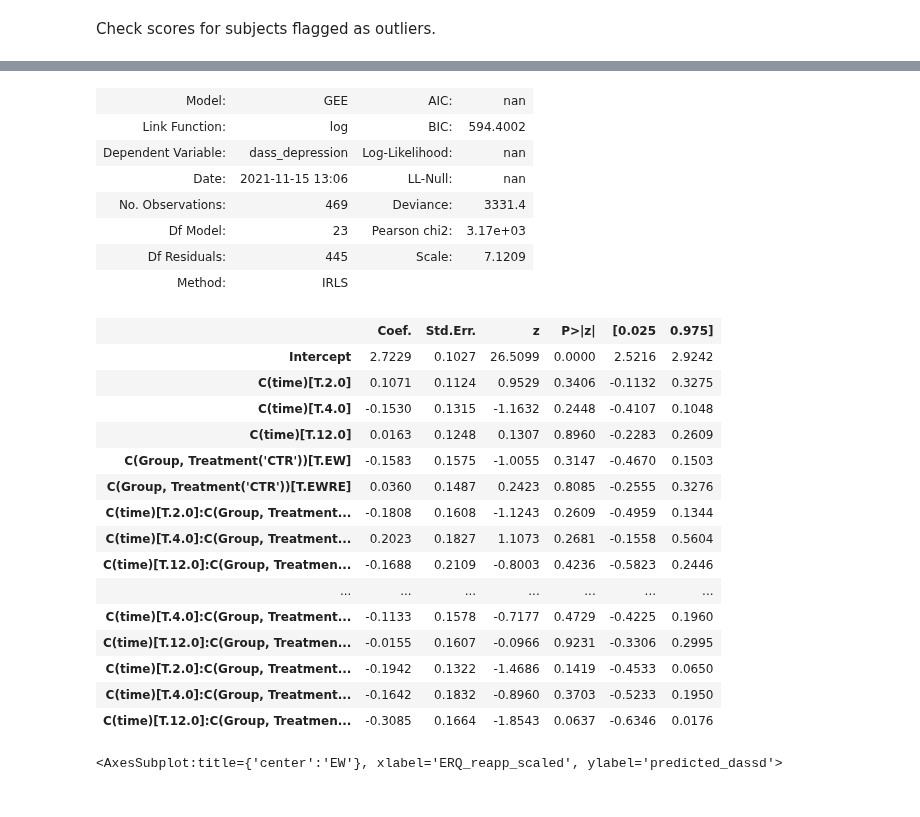
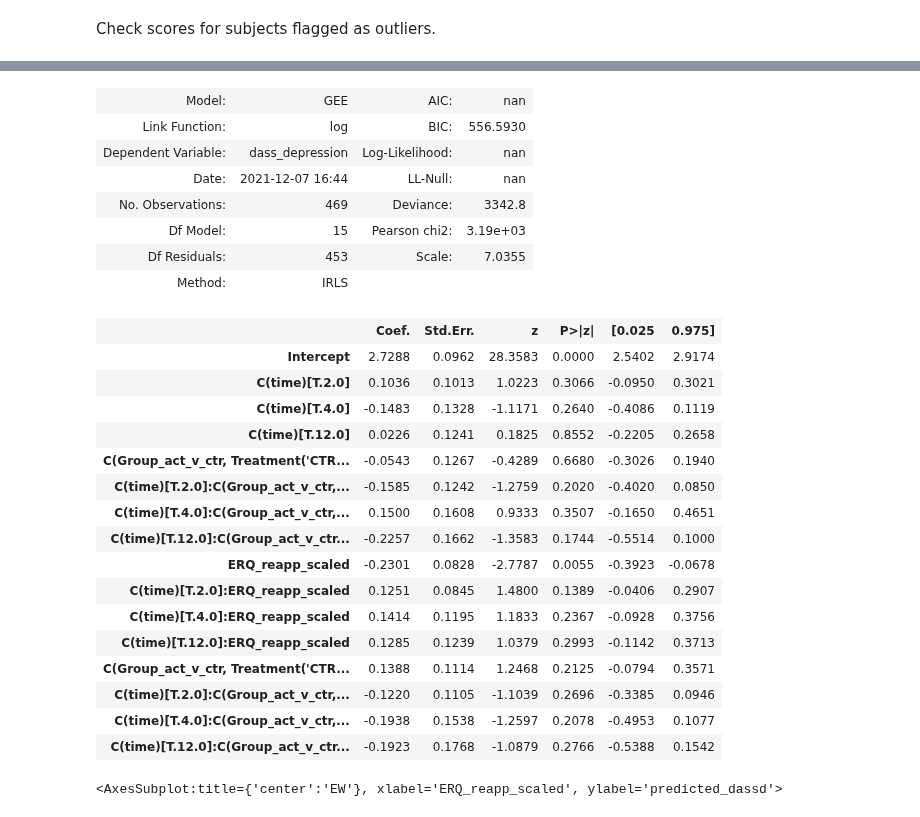
Before and after one commit to lucia-lux/EW_analysis, a Jupyter notebook: ew_anlaysis_1510.ipynb, the cells around one changed output, grey strips where cells are left out. Saved outputs shown, nothing was run; the diff lists cells and outputs as text; code cells hidden in the pictures.

```diff
--- a/ew_anlaysis_1510.ipynb
+++ b/ew_anlaysis_1510.ipynb
@@ -20,9 +20,9 @@ warnings.filterwarnings('ignore')
 # %% [markdown]
 Path to directories where data is stored. Set home = 1 for WFH, 0 otherwise.
 # %%
-home = 0
+home = 1
 if home:
-    infiledir = r"C:\Users\Possible_online_studies\NLP_expressive_writing\analysis\Processed_2"
+    infiledir = r"C:\Users\Luzia T\UCL\WorkingFromHome\Possible_online_studies\NLP_expressive_writing\analysis\Processed_2"
     rand_dir = r"C:\Users\Luzia T\UCL\WorkingFromHome\Possible_online_studies\NLP_expressive_writing\analysis"
 
 else:
@@ -111,7 +111,7 @@ def set_initial_vals(in_df,col_list):
 
     Returns
     -------
-    Nothing. Df is mutable, function changes og df.
+
 
     """
     sub_ids = in_df.id.unique()
@@ -119,6 +119,8 @@ def set_initial_vals(in_df,col_list):
         for col in col_list:
             initial_val = in_df.loc[(in_df.id==pnum)&(in_df.order==1),col].iloc[0]
             in_df.loc[(in_df.id==pnum)&(in_df.order.isin([2,3,4])), col] = initial_val
+
+    return in_df
 
 
 def demographics_check(in_df, num_subs):
@@ -842,31 +809,32 @@ all_dat_df.loc[all_dat_df.id.isin(subs_to_remove),['dass_depression','order','id
 # %%
-model_erq_dassd= smf.gee("dass_depression ~ C(time) * C(Group, Treatment('CTR'))*ERQ_reapp_scaled","id", all_dat_df, cov_struct = sm.cov_struct.Autoregressive(), family = sm.families.Tweedie()).fit()
+model_erq_dassd= smf.gee("dass_depression ~ C(time) * C(Group_act_v_ctr, Treatment('CTR'))*ERQ_reapp_scaled","id", all_dat_df, cov_struct = sm.cov_struct.Autoregressive(), family = sm.families.Tweedie()).fit()
 model_erq_dassd.summary2()
 # %% [output]
 | Model: | GEE | AIC: | nan |
-| Link Function: | log | BIC: | 594.4002 |
+| Link Function: | log | BIC: | 556.5930 |
 | Dependent Variable: | dass_depression | Log-Likelihood: | nan |
-| Date: | 2021-11-15 13:06 | LL-Null: | nan |
-| No. Observations: | 469 | Deviance: | 3331.4 |
-| Df Model: | 23 | Pearson chi2: | 3.17e+03 |
-| Df Residuals: | 445 | Scale: | 7.1209 |
+| Date: | 2021-12-07 16:44 | LL-Null: | nan |
+| No. Observations: | 469 | Deviance: | 3342.8 |
+| Df Model: | 15 | Pearson chi2: | 3.19e+03 |
+| Df Residuals: | 453 | Scale: | 7.0355 |
 | Method: | IRLS |  |  |
 |  | Coef. | Std.Err. | z | P>|z| | [0.025 | 0.975] |
-| Intercept | 2.7229 | 0.1027 | 26.5099 | 0.0000 | 2.5216 | 2.9242 |
-| C(time)[T.2.0] | 0.1071 | 0.1124 | 0.9529 | 0.3406 | -0.1132 | 0.3275 |
-| C(time)[T.4.0] | -0.1530 | 0.1315 | -1.1632 | 0.2448 | -0.4107 | 0.1048 |
-| C(time)[T.12.0] | 0.0163 | 0.1248 | 0.1307 | 0.8960 | -0.2283 | 0.2609 |
-| C(Group, Treatment('CTR'))[T.EW] | -0.1583 | 0.1575 | -1.0055 | 0.3147 | -0.4670 | 0.1503 |
-| C(Group, Treatment('CTR'))[T.EWRE] | 0.0360 | 0.1487 | 0.2423 | 0.8085 | -0.2555 | 0.3276 |
-| C(time)[T.2.0]:C(Group, Treatment... | -0.1808 | 0.1608 | -1.1243 | 0.2609 | -0.4959 | 0.1344 |
-| C(time)[T.4.0]:C(Group, Treatment... | 0.2023 | 0.1827 | 1.1073 | 0.2681 | -0.1558 | 0.5604 |
-| C(time)[T.12.0]:C(Group, Treatmen... | -0.1688 | 0.2109 | -0.8003 | 0.4236 | -0.5823 | 0.2446 |
-| ... | ... | ... | ... | ... | ... | ... |
-| C(time)[T.4.0]:C(Group, Treatment... | -0.1133 | 0.1578 | -0.7177 | 0.4729 | -0.4225 | 0.1960 |
-| C(time)[T.12.0]:C(Group, Treatmen... | -0.0155 | 0.1607 | -0.0966 | 0.9231 | -0.3306 | 0.2995 |
-| C(time)[T.2.0]:C(Group, Treatment... | -0.1942 | 0.1322 | -1.4686 | 0.1419 | -0.4533 | 0.0650 |
-| C(time)[T.4.0]:C(Group, Treatment... | -0.1642 | 0.1832 | -0.8960 | 0.3703 | -0.5233 | 0.1950 |
-| C(time)[T.12.0]:C(Group, Treatmen... | -0.3085 | 0.1664 | -1.8543 | 0.0637 | -0.6346 | 0.0176 |
+| Intercept | 2.7288 | 0.0962 | 28.3583 | 0.0000 | 2.5402 | 2.9174 |
+| C(time)[T.2.0] | 0.1036 | 0.1013 | 1.0223 | 0.3066 | -0.0950 | 0.3021 |
+| C(time)[T.4.0] | -0.1483 | 0.1328 | -1.1171 | 0.2640 | -0.4086 | 0.1119 |
+| C(time)[T.12.0] | 0.0226 | 0.1241 | 0.1825 | 0.8552 | -0.2205 | 0.2658 |
+| C(Group_act_v_ctr, Treatment('CTR... | -0.0543 | 0.1267 | -0.4289 | 0.6680 | -0.3026 | 0.1940 |
+| C(time)[T.2.0]:C(Group_act_v_ctr,... | -0.1585 | 0.1242 | -1.2759 | 0.2020 | -0.4020 | 0.0850 |
+| C(time)[T.4.0]:C(Group_act_v_ctr,... | 0.1500 | 0.1608 | 0.9333 | 0.3507 | -0.1650 | 0.4651 |
+| C(time)[T.12.0]:C(Group_act_v_ctr... | -0.2257 | 0.1662 | -1.3583 | 0.1744 | -0.5514 | 0.1000 |
+| ERQ_reapp_scaled | -0.2301 | 0.0828 | -2.7787 | 0.0055 | -0.3923 | -0.0678 |
+| C(time)[T.2.0]:ERQ_reapp_scaled | 0.1251 | 0.0845 | 1.4800 | 0.1389 | -0.0406 | 0.2907 |
+| C(time)[T.4.0]:ERQ_reapp_scaled | 0.1414 | 0.1195 | 1.1833 | 0.2367 | -0.0928 | 0.3756 |
+| C(time)[T.12.0]:ERQ_reapp_scaled | 0.1285 | 0.1239 | 1.0379 | 0.2993 | -0.1142 | 0.3713 |
+| C(Group_act_v_ctr, Treatment('CTR... | 0.1388 | 0.1114 | 1.2468 | 0.2125 | -0.0794 | 0.3571 |
+| C(time)[T.2.0]:C(Group_act_v_ctr,... | -0.1220 | 0.1105 | -1.1039 | 0.2696 | -0.3385 | 0.0946 |
+| C(time)[T.4.0]:C(Group_act_v_ctr,... | -0.1938 | 0.1538 | -1.2597 | 0.2078 | -0.4953 | 0.1077 |
+| C(time)[T.12.0]:C(Group_act_v_ctr... | -0.1923 | 0.1768 | -1.0879 | 0.2766 | -0.5388 | 0.1542 |
 # %%
 predictions = model_erq_dassd.predict(exog = model_df)
 model_df['predicted_dassd'] = predictions
```
Also changed, not shown: parts of 36 cells of this notebook.
